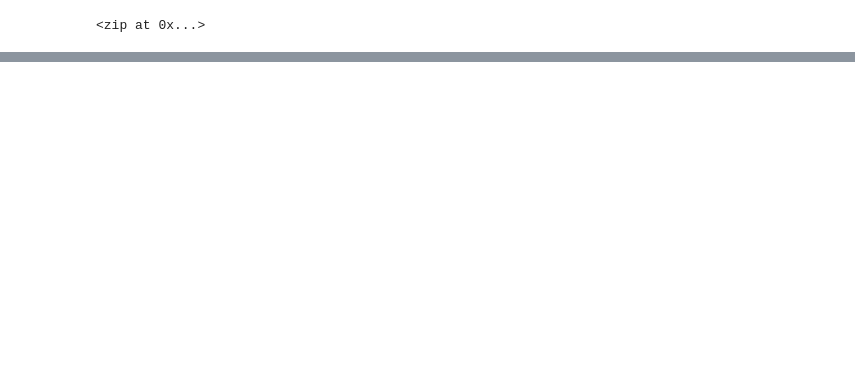
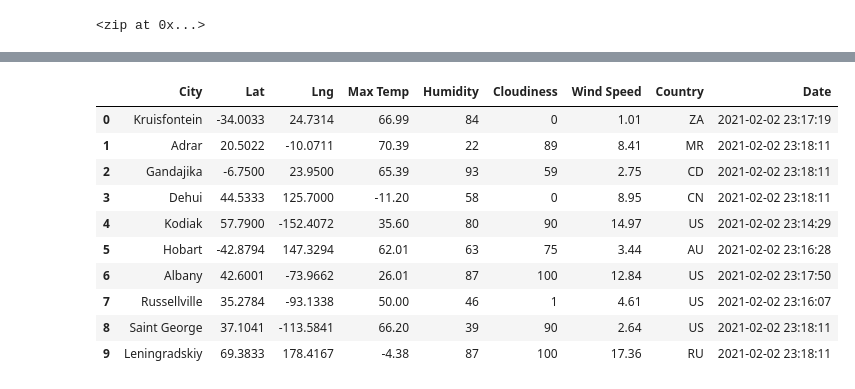
Before and after one commit to SAAkbar/World_Weather_Analysis, a Jupyter notebook: WeatherPy.ipynb, the cells around one changed output, grey strips where cells are left out. Drawn from its saved outputs; the diff is of its cells as text; code cells hidden in the pictures; blank space fills up the shorter version.

```diff
--- a/WeatherPy.ipynb
+++ b/WeatherPy.ipynb
@@ -5,0 +12,4 @@ import numpy as np
+# %%
+# Starting URL for Weather Map API Call.
+url = "http://api.openweathermap.org/data/2.5/weather?units=Imperial&APPID=" + weather_api_key
+print(url)
@@ -33,0 +49,10 @@ len(cities)
+# %%
+# Create an empty list to hold the weather data.
+city_data = []
+# Print the beginning of the logging.
+print("Beginning Data Retrieval     ")
+print("-----------------------------")
+
+# Create counters.
+record_count = 1
+set_count = 1
@@ -33,0 +129,16 @@ len(cities)
+# %%
+# Convert the array of dictionaries to a Pandas DataFrame.
+city_data_df = pd.DataFrame(city_data)
+city_data_df.head(10)
+# %% [output]
+|  | City | Lat | Lng | Max Temp | Humidity | Cloudiness | Wind Speed | Country | Date |
+| 0 | Kruisfontein | -34.0033 | 24.7314 | 66.99 | 84 | 0 | 1.01 | ZA | 2021-02-02 23:17:19 |
+| 1 | Adrar | 20.5022 | -10.0711 | 70.39 | 22 | 89 | 8.41 | MR | 2021-02-02 23:18:11 |
+| 2 | Gandajika | -6.7500 | 23.9500 | 65.39 | 93 | 59 | 2.75 | CD | 2021-02-02 23:18:11 |
+| 3 | Dehui | 44.5333 | 125.7000 | -11.20 | 58 | 0 | 8.95 | CN | 2021-02-02 23:18:11 |
+| 4 | Kodiak | 57.7900 | -152.4072 | 35.60 | 80 | 90 | 14.97 | US | 2021-02-02 23:14:29 |
+| 5 | Hobart | -42.8794 | 147.3294 | 62.01 | 63 | 75 | 3.44 | AU | 2021-02-02 23:16:28 |
+| 6 | Albany | 42.6001 | -73.9662 | 26.01 | 87 | 100 | 12.84 | US | 2021-02-02 23:17:50 |
+| 7 | Russellville | 35.2784 | -93.1338 | 50.00 | 46 | 1 | 4.61 | US | 2021-02-02 23:16:07 |
+| 8 | Saint George | 37.1041 | -113.5841 | 66.20 | 39 | 90 | 2.64 | US | 2021-02-02 23:18:11 |
+| 9 | Leningradskiy | 69.3833 | 178.4167 | -4.38 | 87 | 100 | 17.36 | RU | 2021-02-02 23:18:11 |
```
Also changed, not shown: parts of 9 cells of this notebook, 3 other files.
